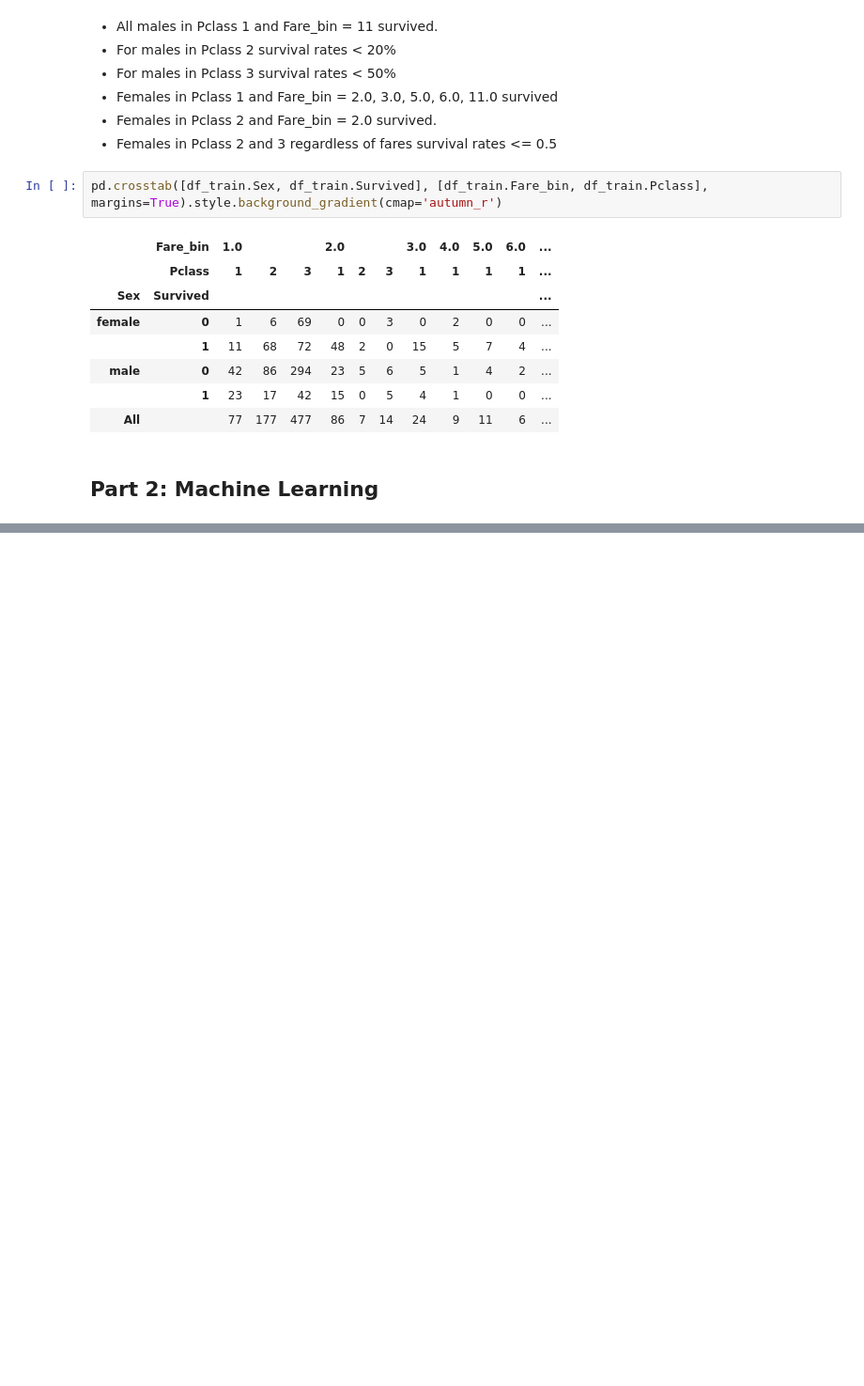
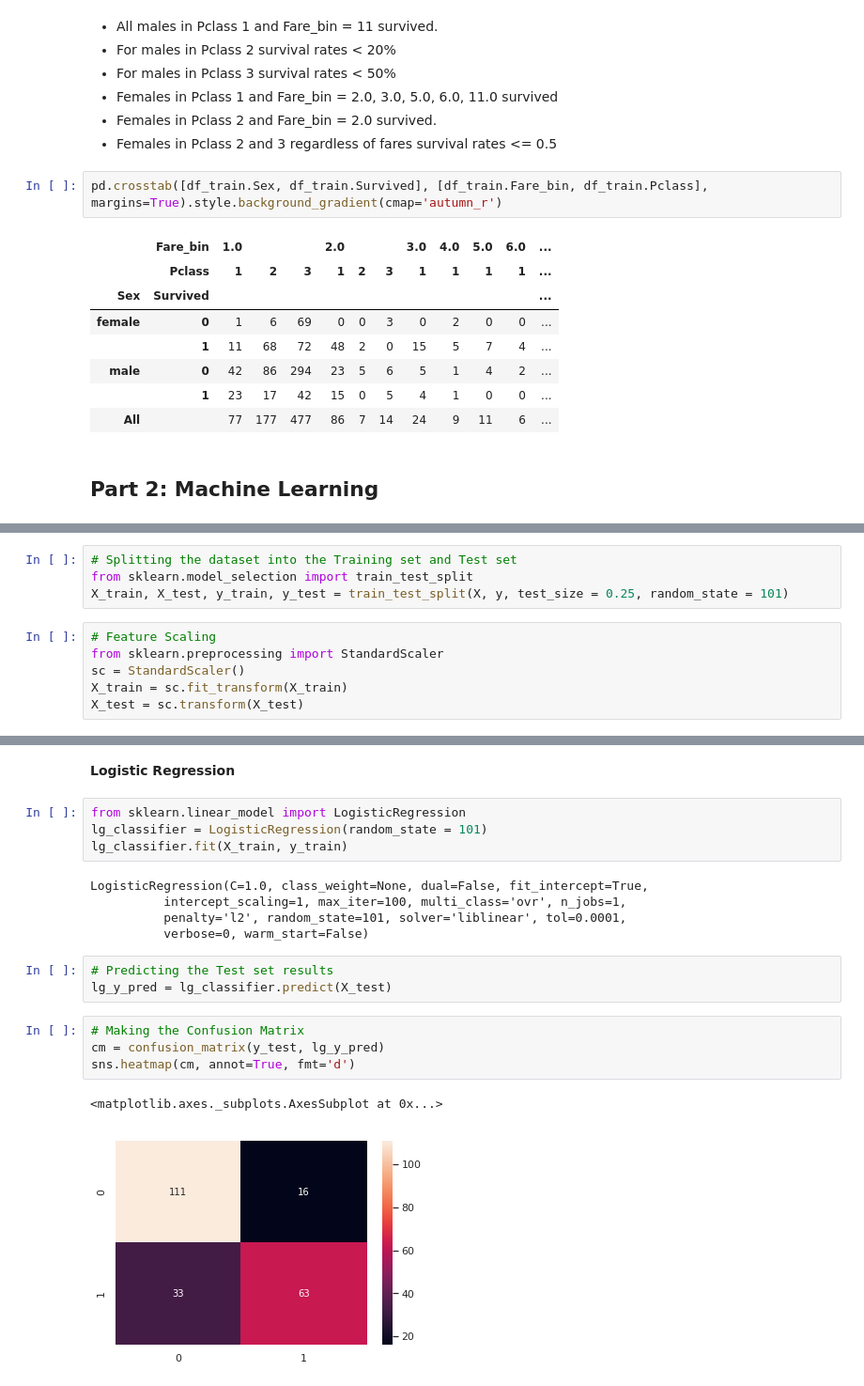
Before and after one commit to nzarko/ml, a Jupyter notebook: Projects/EDA/src/Titanic EDA and ML.ipynb, the cells around one changed output, grey strips where cells are left out. Shown: that part at 94% size. Drawn from its saved outputs; the diff is of its cells as text; blank space fills up the shorter version.

```diff
--- a/Projects/EDA/src/Titanic EDA and ML.ipynb
+++ b/Projects/EDA/src/Titanic EDA and ML.ipynb
@@ -498,0 +564,10 @@ pd.crosstab([df_train.Sex, df_train.Survived], [df_train.Fare_bin, df_train.Pcla
+# %%
+# Splitting the dataset into the Training set and Test set
+from sklearn.model_selection import train_test_split
+X_train, X_test, y_train, y_test = train_test_split(X, y, test_size = 0.25, random_state = 101)
+# %%
+# Feature Scaling
+from sklearn.preprocessing import StandardScaler
+sc = StandardScaler()
+X_train = sc.fit_transform(X_train)
+X_test = sc.transform(X_test)
@@ -498,0 +602,21 @@ pd.crosstab([df_train.Sex, df_train.Survived], [df_train.Fare_bin, df_train.Pcla
+# %% [markdown]
+**Logistic Regression**
+# %%
+from sklearn.linear_model import LogisticRegression
+lg_classifier = LogisticRegression(random_state = 101)
+lg_classifier.fit(X_train, y_train)
+# %% [output]
+LogisticRegression(C=1.0, class_weight=None, dual=False, fit_intercept=True,
+          intercept_scaling=1, max_iter=100, multi_class='ovr', n_jobs=1,
+          penalty='l2', random_state=101, solver='liblinear', tol=0.0001,
+          verbose=0, warm_start=False)
+# %%
+# Predicting the Test set results
+lg_y_pred = lg_classifier.predict(X_test)
+# %%
+# Making the Confusion Matrix
+cm = confusion_matrix(y_test, lg_y_pred)
+sns.heatmap(cm, annot=True, fmt='d')
+# %% [output]
+<matplotlib.axes._subplots.AxesSubplot at 0x...>
+[figure, added]
```
Also changed, not shown: parts of 83 cells of this notebook, 2 other files.
